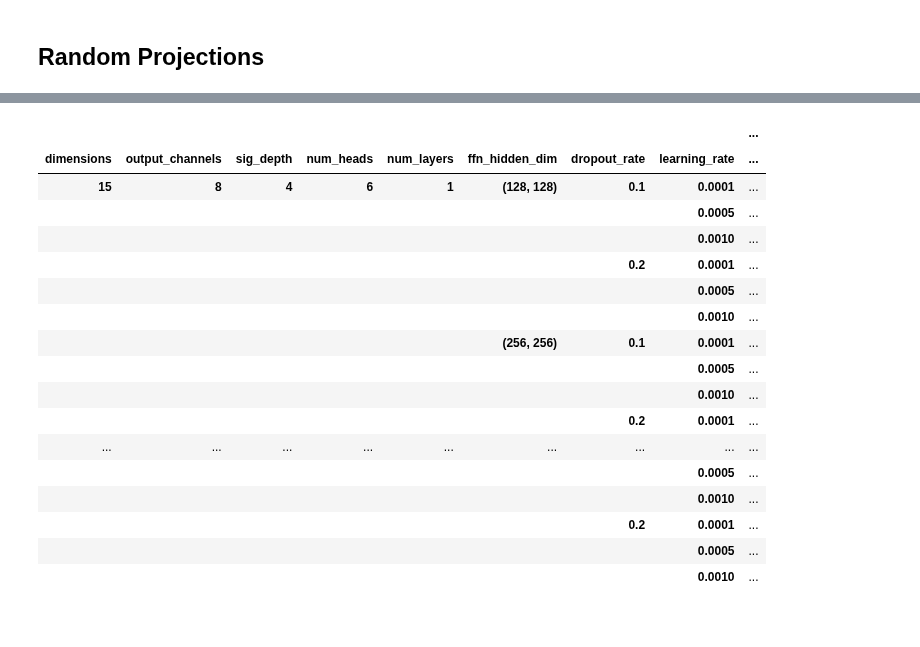
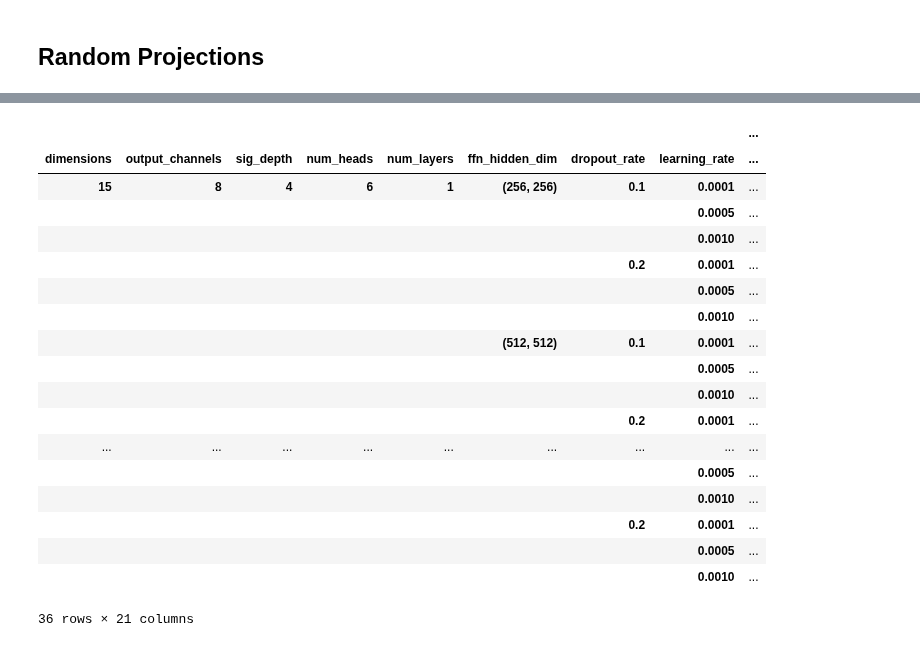
Before and after one commit to ttseriotou/sig-networks, a Jupyter notebook: notebooks/AnnoMI/client_talk_type_prediction/anno_mi-client-swmhau.ipynb, the cells around one changed output, grey strips where cells are left out. Cells and saved outputs as stored; diff of their text form; code cells hidden in the pictures.

```diff
--- a/notebooks/AnnoMI/client_talk_type_prediction/anno_mi-client-swmhau.ipynb
+++ b/notebooks/AnnoMI/client_talk_type_prediction/anno_mi-client-swmhau.ipynb
@@ -43,14 +51,15 @@ We only want to consider paths that correspond to a client's utterance as we wan
 # %%
 features = ["timeline_index", "speaker"]
 standardise_method = [None, None]
-include_features_in_path = False
+include_features_in_path = True
+include_features_in_input = False
 # %%
 num_epochs = 100
 dimensions = [15] # [50, 15]
 # define swmhau parameters: (output_channels, sig_depth, num_heads)
-swmhau_parameters = [(12, 3, 10), (8, 4, 6)]#, (8, 4, 12)]
+swmhau_parameters = [(12, 3, 10), (8, 4, 6), (8, 4, 12)]
 num_layers = [1]
-ffn_hidden_dim_sizes = [[128,128],[256,256],[512,512]]
+ffn_hidden_dim_sizes = [[256,256],[512,512]]
 dropout_rates = [0.1, 0.2]
 learning_rates = [1e-3, 1e-4, 5e-4]
 seeds = [1, 12, 123]
@@ -61,3 +72,5 @@ patience = 5
+# %%
+size = 5
 # %% [markdown]
 ## UMAP
 # %%
@@ -180,8 +194,7 @@ array([0.80677419, 0.46038483, 0.38095238])
 # %% [markdown]
 ## Random Projections
 # %%
-size = 20
-swmhau_network_grp_kfold_20, best_swmhau_network_grp_kfold_20, _, __ = swmhau_network_hyperparameter_search(
+swmhau_network_grp_kfold_5, best_swmhau_network_grp_kfold_5, _, __ = swmhau_network_hyperparameter_search(
     num_epochs=num_epochs,
     df=anno_mi,
     id_column="transcript_id",
@@ -201,9 +214,11 @@ swmhau_network_grp_kfold_20, best_swmhau_network_grp_kfold_20, _, __ = swmhau_ne
     seeds=seeds,
     loss=loss,
     gamma=gamma,
+    device=device,
     features=features,
     standardise_method=standardise_method,
     include_features_in_path=include_features_in_path,
+    include_features_in_input=include_features_in_input,
     path_indices=client_index,
     k_fold=True,
     patience=patience,
@@ -237,24 +252,24 @@ saving the best model results dataframe to CSV for this hyperparameter search in
 # %%
-swmhau_network_grp_kfold_20.groupby([
+swmhau_network_grp_kfold_5.groupby([
     "dimensions",
     "output_channels",
     "sig_depth",
     "num_heads",
     "num_layers",
     "ffn_hidden_dim",
     "dropout_rate",
     "learning_rate"
 ]).mean()
 # %% [output]
 |  |  |  |  |  |  |  |  | ... |
 | dimensions | output_channels | sig_depth | num_heads | num_layers | ffn_hidden_dim | dropout_rate | learning_rate | ... |
-| 15 | 8 | 4 | 6 | 1 | (128, 128) | 0.1 | 0.0001 | ... |
+| 15 | 8 | 4 | 6 | 1 | (256, 256) | 0.1 | 0.0001 | ... |
 |  |  |  |  |  |  |  | 0.0005 | ... |
 |  |  |  |  |  |  |  | 0.0010 | ... |
 |  |  |  |  |  |  | 0.2 | 0.0001 | ... |
 |  |  |  |  |  |  |  | 0.0005 | ... |
 |  |  |  |  |  |  |  | 0.0010 | ... |
-|  |  |  |  |  | (256, 256) | 0.1 | 0.0001 | ... |
+|  |  |  |  |  | (512, 512) | 0.1 | 0.0001 | ... |
 |  |  |  |  |  |  |  | 0.0005 | ... |
 |  |  |  |  |  |  |  | 0.0010 | ... |
 |  |  |  |  |  |  | 0.2 | 0.0001 | ... |
@@ -264,4 +279,5 @@ swmhau_network_grp_kfold_20.groupby([
 |  |  |  |  |  |  | 0.2 | 0.0001 | ... |
 |  |  |  |  |  |  |  | 0.0005 | ... |
 |  |  |  |  |  |  |  | 0.0010 | ... |
+36 rows × 21 columns
 # %%
```
Also changed, not shown: parts of 85 cells of this notebook, 48 other files.
